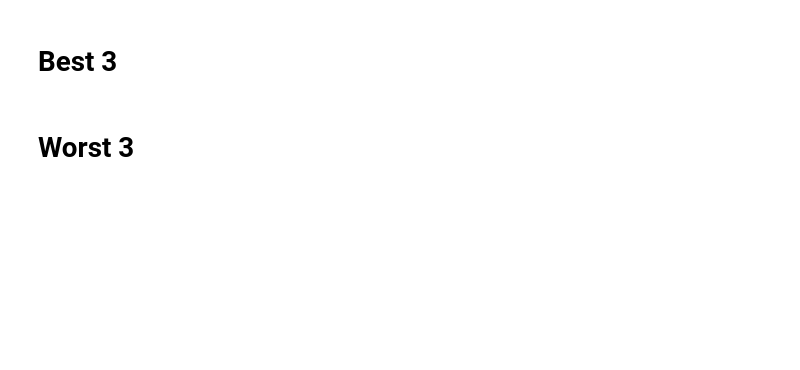
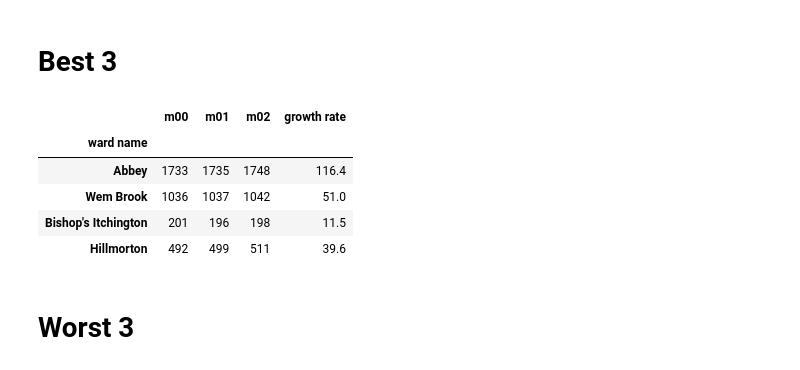
Before and after one commit to tom-foster-wcc/lga-code, a Jupyter notebook: lga_demo.ipynb, the cells around one changed output. Cells and saved outputs as stored; diff of their text form; code cells hidden in the pictures; blank space fills up the shorter version.

```diff
--- a/lga_demo.ipynb
+++ b/lga_demo.ipynb
@@ -903,7 +993,14 @@ cos_sim(test, 'Abbey Ward', 3)
 # %% [markdown]
 # Best 3
 # %%
-test.loc[['Abbey Ward', 'New Bilton Ward', 'Warwick Saltisford Ward', 'Arbury Ward']]
+ages_growth_df.loc[[ward, 'Wem Brook', "Bishop's Itchington", 'Hillmorton']]
+# %% [output]
+|  | m00 | m01 | m02 | growth rate |
+| ward name |  |  |  |  |
+| Abbey | 1733 | 1735 | 1748 | 116.4 |
+| Wem Brook | 1036 | 1037 | 1042 | 51.0 |
+| Bishop's Itchington | 201 | 196 | 198 | 11.5 |
+| Hillmorton | 492 | 499 | 511 | 39.6 |
 # %% [markdown]
 # Worst 3
 # %%
```
Also changed, not shown: parts of 22 cells of this notebook, 1 other file.
